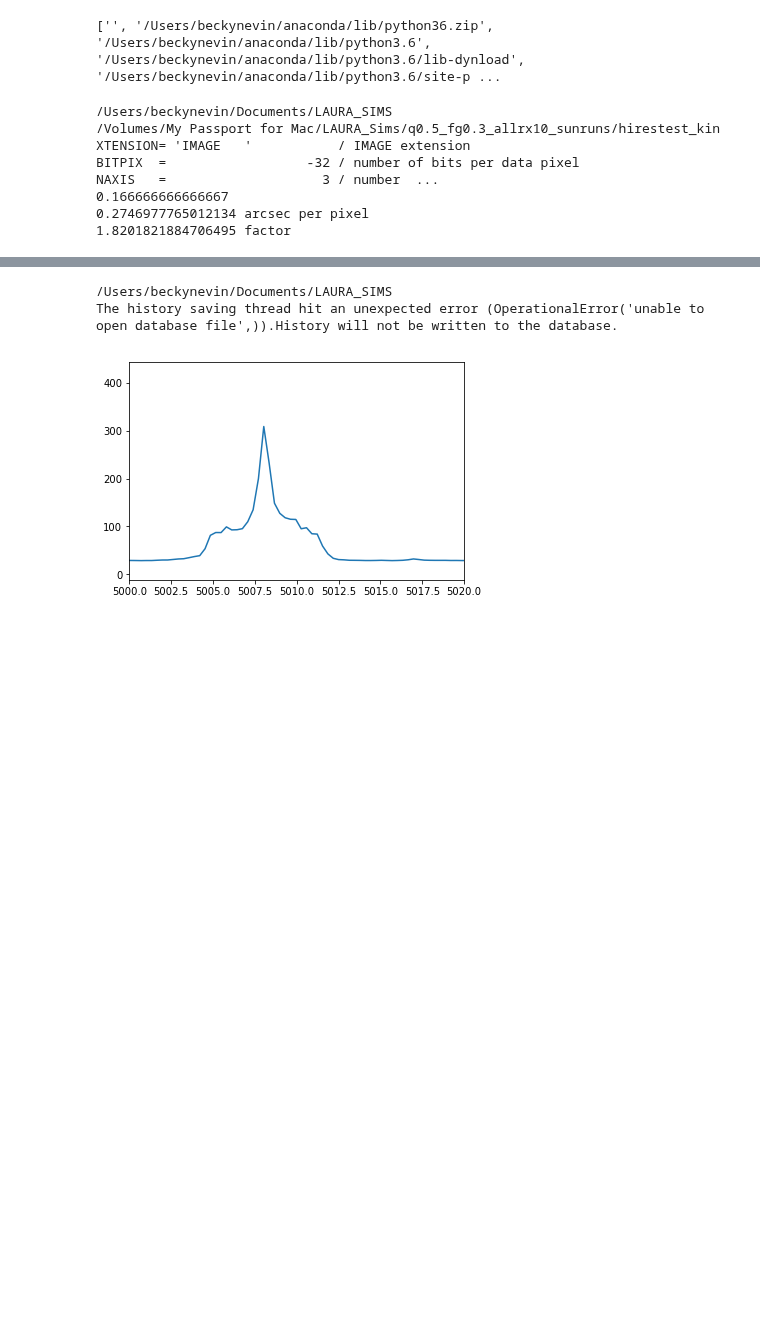
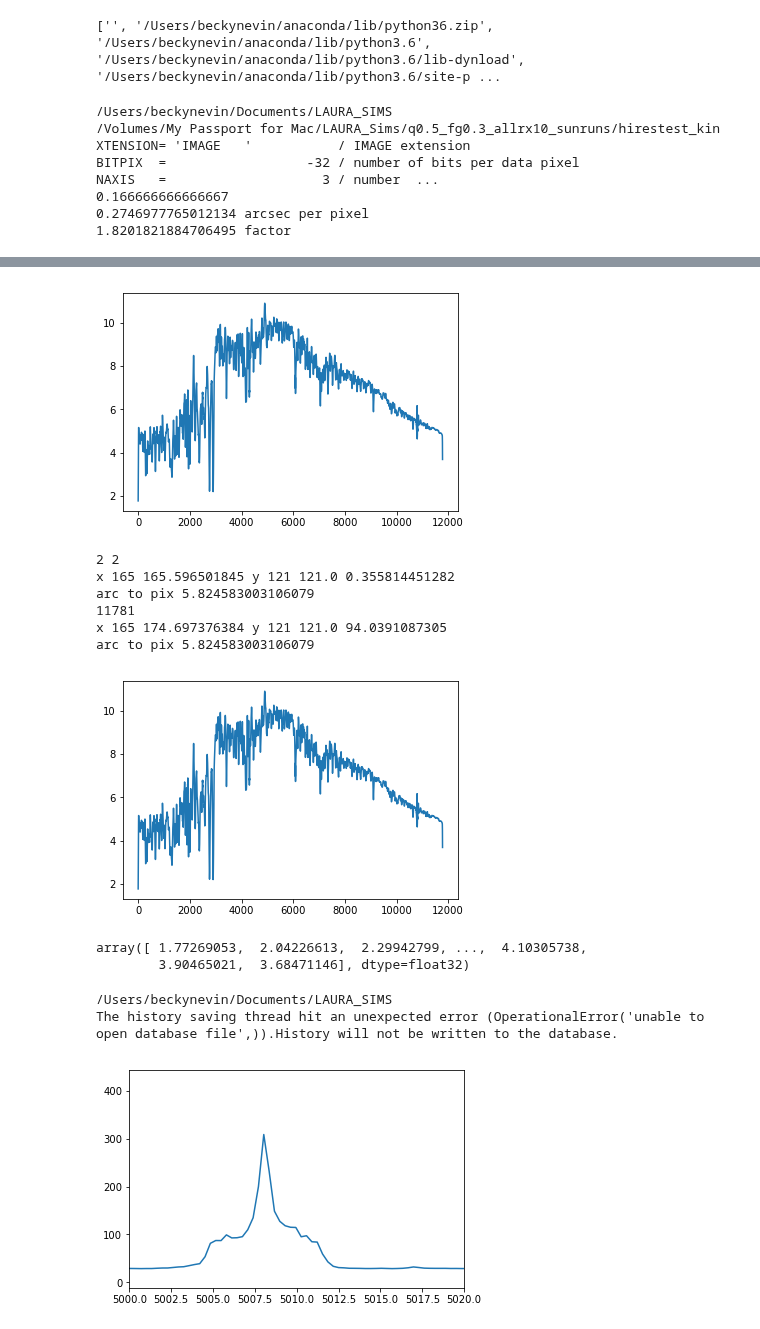
Before and after one commit to beckynevin/ppxf_MaNGA, a Jupyter notebook: Kin_class_summit.ipynb, the cells around one changed output, grey strips where cells are left out. Saved outputs shown, nothing was run; the diff lists cells and outputs as text; code cells hidden in the pictures; blank space fills up the shorter version.

Commit message:
Brought back all the code I accidentally deleted, I'm starting making a 0.5" grid to transpose the new function f(x,y) onto.

```diff
--- a/Kin_class_summit.ipynb
+++ b/Kin_class_summit.ipynb
@@ -142,3 +142,12 @@ XTENSION= 'IMAGE   '           / IMAGE extension
 0.166666666666667
 0.2746977765012134 arcsec per pixel
 1.8201821884706495 factor
+# %%
+spec=pyfits.open('mcrx_200.fits')
+
+fig = plt.figure()
+ax1 = fig.add_subplot(111, aspect='equal')
+pts=simplify(spec, 5)#30.3205)
+extent=pts[2]
+
+print(len(pts[0]))
@@ -145,24 +159,27 @@ XTENSION= 'IMAGE   '           / IMAGE extension
 # %%
-spec=pyfits.open('mcrx_200.fits')
-
-fig = plt.figure()
-ax1 = fig.add_subplot(111, aspect='equal')
-pts=simplify(spec, 30.3205)
 
 add_spec=[]
 #np.zeros((len(CAMERA0.data[:,0,0]),len(CAMERA0.data[0,:,0]),len(CAMERA0.data[0,0,:])))
 
 
-for i in range(2):#len(pts[0])
+for i in range(len(pts[0])):#
     in_x=pts[0][i]
     in_y=pts[1][i]
     s=sum_fibers(in_x, in_y, 300,300)
     print('len s', len(s))
     add_spec.append(s)
 
+
+
 '''The output is pts[0], pts[1],
 and the add_spec is now the spectra for each dimension'''
 
 '''Now we need to convolve according to the complicated scheme:
 '''
+
+
+plt.clf()
+plt.scatter(pts[0],pts[1], c=(np.sum(add_spec)))
+plt.colorbar()
+plt.show()
 # %% [output]
@@ -390,3 +418,25 @@ def sum_fibers(fiber_x, fiber_y, len_x, len_y):
+# %%
+
+
+
+plt.plot(add_spec[0])
+plt.show()
+print(len(pts[0][:2]), len(add_spec))
+
+'''Figure out how to make a grid '''
+
+f(165, 121, pts[0][:2], pts[1][:2], add_spec)
+# %% [output]
+[figure, added]
+2 2
+x 165 165.596501845 y 121 121.0 0.355814451282
+arc to pix 5.824583003106079
+11781
+x 165 174.697376384 y 121 121.0 94.0391087305
+arc to pix 5.824583003106079
+[figure, added]
+array([ 1.77269053,  2.04226613,  2.29942799, ...,  4.10305738,
+        3.90465021,  3.68471146], dtype=float32)
 # %%
 
 def arc_to_pix(arc):
```
Also changed, not shown: parts of 8 cells of this notebook.
